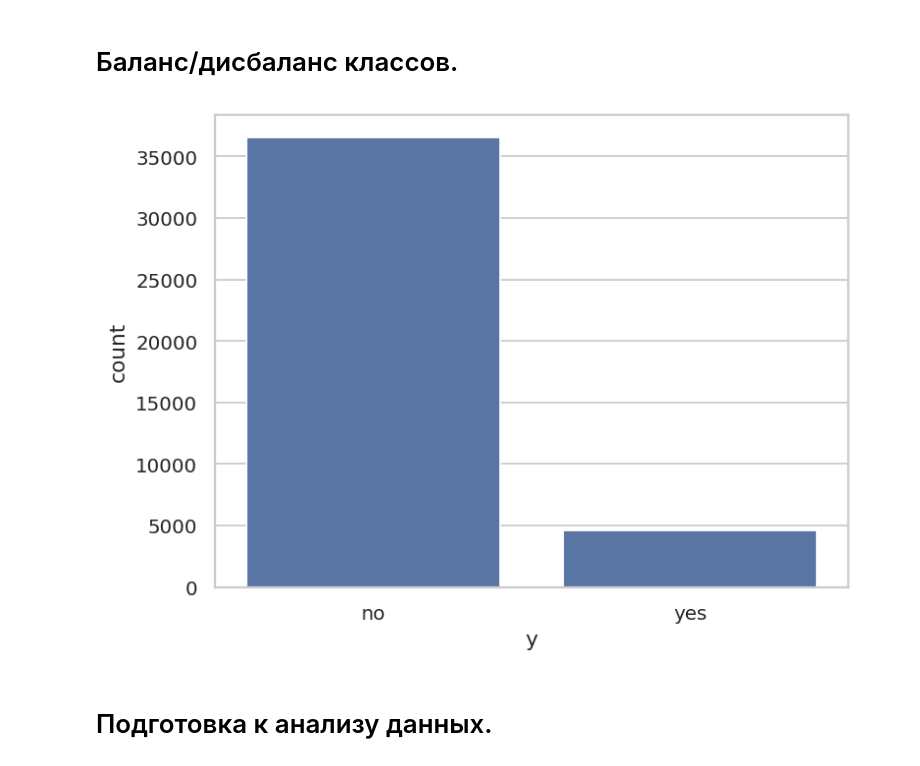
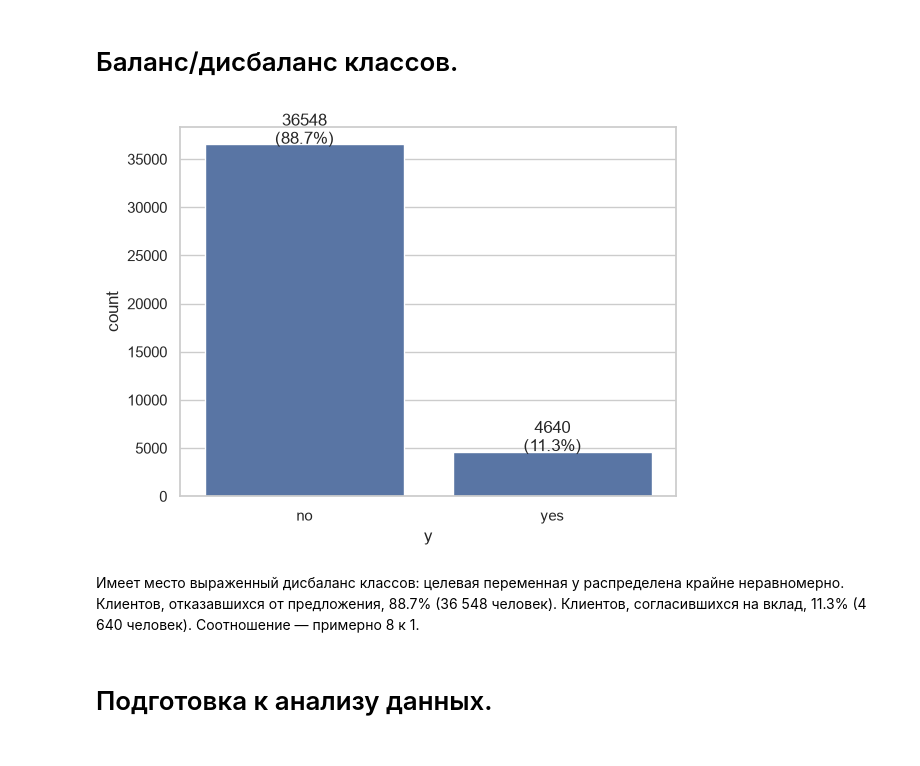
Before and after one commit to KgAmerlion/project_practice_team_1, a Jupyter notebook: Notebook_Bank_Marketing_analitika (2).ipynb, the cells around one changed output. Saved outputs shown, nothing was run; the diff lists cells and outputs as text; code cells hidden in the pictures.

```diff
--- a/Notebook_Bank_Marketing_analitika (2).ipynb
+++ b/Notebook_Bank_Marketing_analitika (2).ipynb
@@ -116,12 +124,21 @@ print(df.shape, "→", df_clean.shape)
 # %% [markdown]
 # Баланс/дисбаланс классов.
 # %%
-df["y"].value_counts()
-df["y"].value_counts(normalize=True).round(3)
-sns.countplot(data=df, x="y")
+ax = sns.countplot(data=df, x="y")
+total = len(df)
+for p in ax.patches:
+    count = int(p.get_height())
+    percentage = f'{100 * count / total:.1f}%'
+    ax.annotate(f'{count}\n({percentage})',
+                (p.get_x() + p.get_width() / 2., p.get_height()),
+                ha='center', va='center',
+                xytext=(0, 10),
+                textcoords='offset points')
 plt.show()
 # %% [output]
-[figure, old version]
+[figure, new version]
+# %% [markdown]
+Имеет место выраженный дисбаланс классов: целевая переменная y распределена крайне неравномерно. Клиентов, отказавшихся от предложения, 88.7% (36 548 человек). Клиентов, согласившихся на вклад, 11.3% (4 640 человек). Соотношение — примерно 8 к 1.
 # %% [markdown]
 # Подготовка к анализу данных.
 # %%
```
Also changed, not shown: parts of 11 cells of this notebook.
